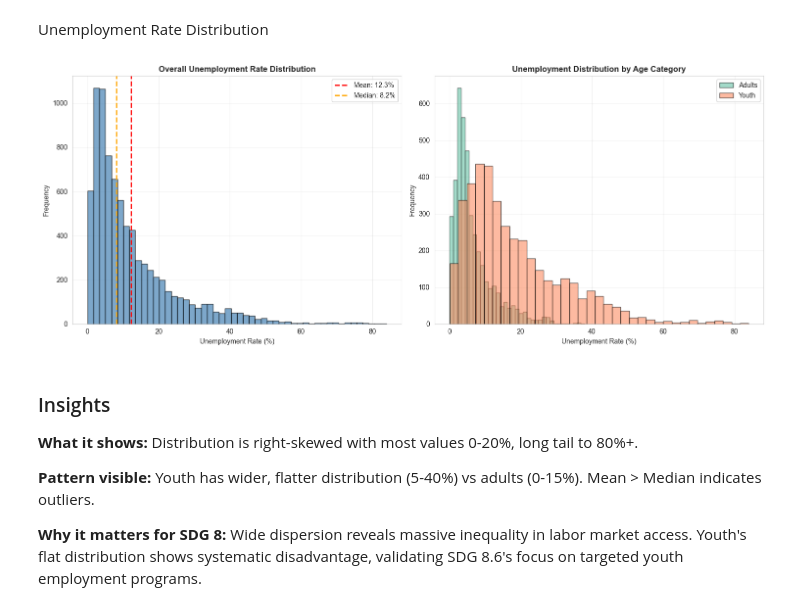
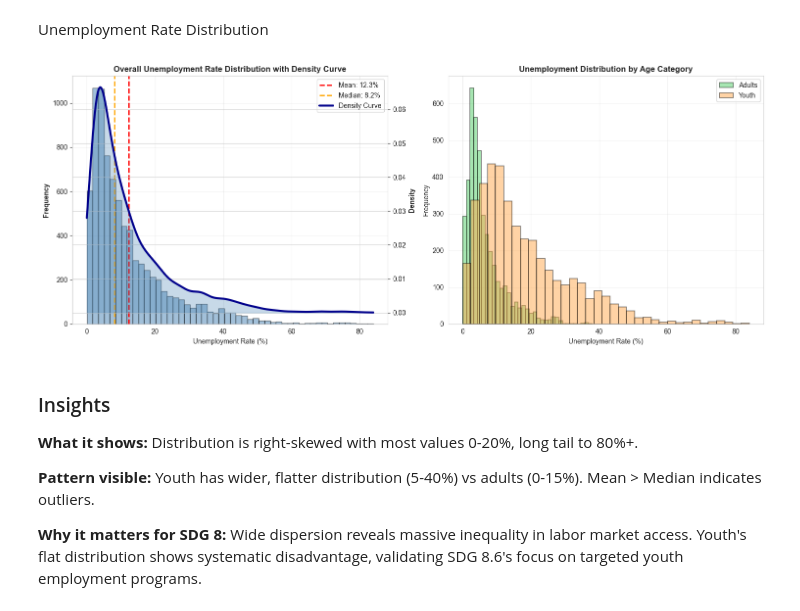
Before and after one commit to supremkc05/unemployment-economic-analysis, a Jupyter notebook: analysis/eda.ipynb, the cells around one changed output. Saved outputs shown, nothing was run; the diff lists cells and outputs as text; code cells hidden in the pictures.

```diff
--- a/analysis/eda.ipynb
+++ b/analysis/eda.ipynb
@@ -38,33 +38,59 @@ Unemployment Rate Distribution
 # %%
 fig, axes = plt.subplots(1, 2, figsize=(15, 6))
 
 # Overall distribution
-axes[0].hist(df['unemployment_rate'], bins=50, color='steelblue', edgecolor='black', alpha=0.7)
-mean_val = df['unemployment_rate'].mean()
-median_val = df['unemployment_rate'].median()
+from scipy import stats
+import numpy as np
+
+unemployment_data = df['unemployment_rate'].dropna()
+
+# Plot histogram
+axes[0].hist(unemployment_data, bins=50, color='steelblue', edgecolor='black', alpha=0.5)
+
+# Create secondary y-axis for density curve
+ax0_twin = axes[0].twinx()
+
+# Calculate and plot density curve
+density = stats.gaussian_kde(unemployment_data)
+x_range = np.linspace(unemployment_data.min(), unemployment_data.max(), 300)
+density_values = density(x_range)
+
+ax0_twin.plot(x_range, density_values, color='darkblue', linewidth=3, label='Density Curve')
+ax0_twin.fill_between(x_range, density_values, alpha=0.3, color='steelblue')
+ax0_twin.set_ylabel('Density', fontweight='bold')
+
+# Add mean and median lines
+mean_val = unemployment_data.mean()
+median_val = unemployment_data.median()
 axes[0].axvline(mean_val, color='red', linestyle='--', linewidth=2, label=f'Mean: {mean_val:.1f}%')
 axes[0].axvline(median_val, color='orange', linestyle='--', linewidth=2, label=f'Median: {median_val:.1f}%')
+
 axes[0].set_xlabel('Unemployment Rate (%)')
-axes[0].set_ylabel('Frequency')
-axes[0].set_title('Overall Unemployment Rate Distribution', fontweight='bold')
-axes[0].legend()
+axes[0].set_ylabel('Frequency', fontweight='bold')
+axes[0].set_title('Overall Unemployment Rate Distribution with Density Curve', fontweight='bold')
+
+# Combine legends from both axes
+lines1, labels1 = axes[0].get_legend_handles_labels()
+lines2, labels2 = ax0_twin.get_legend_handles_labels()
+axes[0].legend(lines1 + lines2, labels1 + labels2, loc='upper right')
 axes[0].grid(alpha=0.3)
 
 # By age category
 for age in df['age_categories'].unique():
     data = df[df['age_categories'] == age]['unemployment_rate']
-    axes[1].hist(data, bins=35, alpha=0.6, label=age, edgecolor='black')
+    color = '#51CF66' if age == 'Adults' else '#FFA94D'
+    axes[1].hist(data, bins=35, alpha=0.5, label=age, edgecolor='black', color=color, linewidth=1.2)
 
 axes[1].set_xlabel('Unemployment Rate (%)')
 axes[1].set_ylabel('Frequency')
 axes[1].set_title('Unemployment Distribution by Age Category', fontweight='bold')
 axes[1].legend()
 axes[1].grid(alpha=0.3)
 
 plt.tight_layout()
 plt.show()
 # %% [output]
-[figure, old version]
+[figure, new version]
 # %% [markdown]
 ### Insights
 
```
Also changed, not shown: parts of 4 cells of this notebook, 1 other file.
